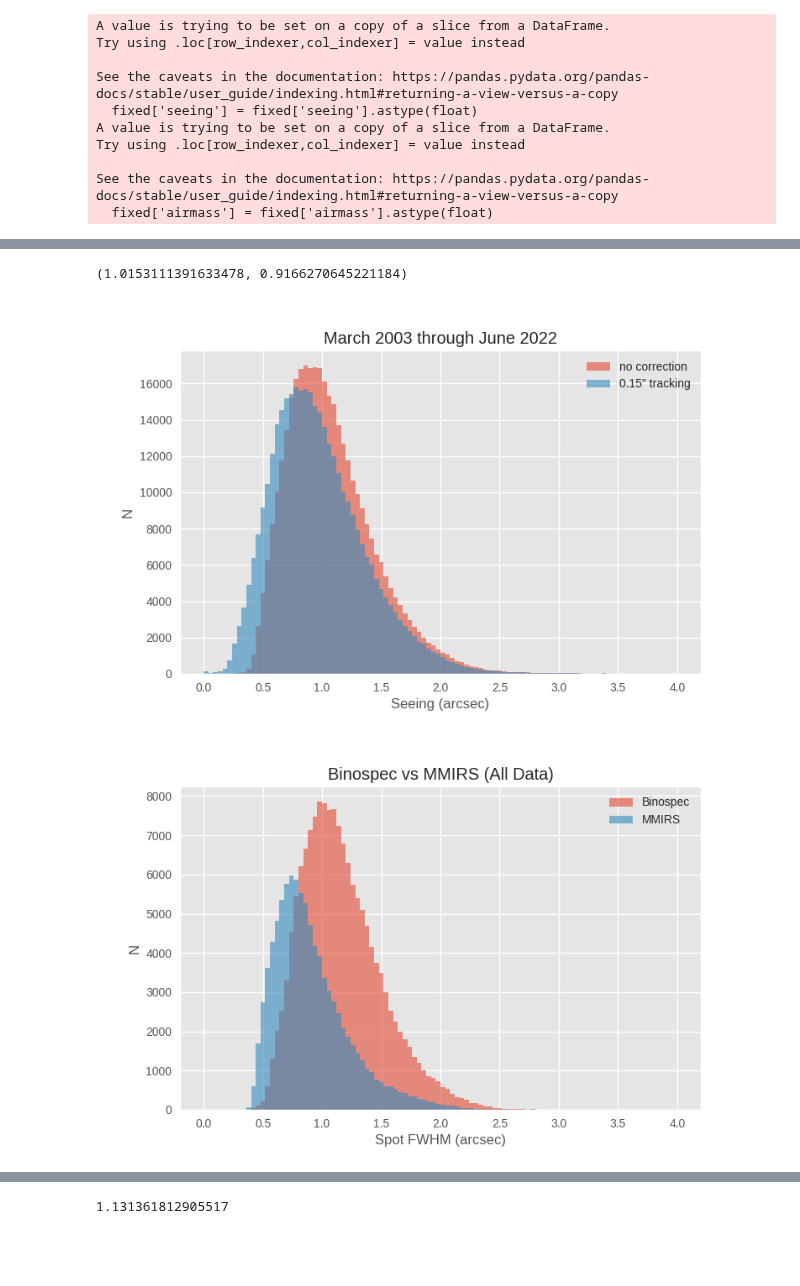
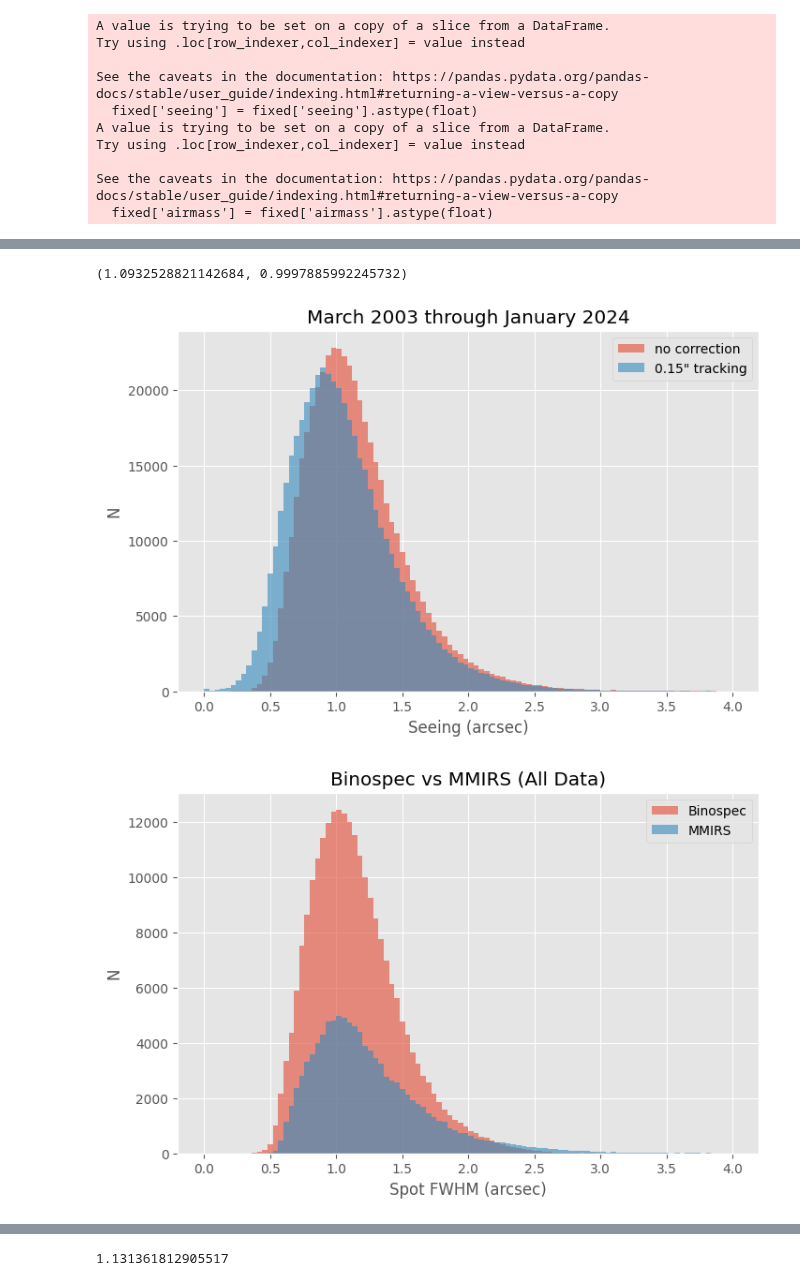
Before and after one commit to MMTObservatory/seeing_analysis, a Jupyter notebook: all_seeing.ipynb, the cells around one changed output, grey strips where cells are left out. Cells and saved outputs as stored; diff of their text form; code cells hidden in the pictures; blank space fills up the shorter version.

Commit message:
update global seeing analysis to include data thru jan 2024; assorted fixes and cleanups in the process

```diff
--- a/all_seeing.ipynb
+++ b/all_seeing.ipynb
@@ -15,19 +15,19 @@ import astropy.units as u
 from astropy.io import fits
 
 import matplotlib
-#matplotlib.use('nbagg')
 import matplotlib.colors as mcolors
 
 from matplotlib import style
-style.use("seaborn")
 style.use('ggplot')
 import matplotlib.pyplot as plt
 
 from mmtwfs.wfs import WFSFactory
 
+from minicyclop.io import read_seeing_data
+
 %load_ext autoreload
 %autoreload 2
-%matplotlib widget
+#%matplotlib widget
 
 SMALLER_SIZE = 14
 SMALL_SIZE = 16
@@ -57,7 +61,7 @@ plt.close('all')
 # %%
-rootdir = Path("/mnt/f/wfsdat")
+rootdir = Path("./data")
 # use find to make this csv list
-with open(rootdir / "reanalyze_csvs_all.txt") as f:
+with open(rootdir / "all.txt") as f:
     csvs = f.readlines()
 
 # loop through the csv files and read them with pandas
@@ -100,10 +104,6 @@ fixed = fixed[fixed['seeing'] > 0.2]
 fixed = fixed[fixed['seeing'] < 4.]
 fixed = fixed[np.isfinite(fixed['airmass'])]
 fixed = fixed[fixed['exptime'] >= 5.]
-#fixed = fixed[fixed['time'] < "2020-12-31"]
-
-tracking_fwhm = stats.gaussian_sigma_to_fwhm * 0.15
-fixed['seeing_corr'] = np.sqrt(fixed['seeing']**2 - tracking_fwhm**2)
 # %% [output]
 A value is trying to be set on a copy of a slice from a DataFrame.
 Try using .loc[row_indexer,col_indexer] = value instead
@@ -205,24 +205,24 @@ fixed = fixed.set_index(pd.DatetimeIndex(fixed['time'], name='ut'))
 # %%
 fixed['seeing'].median(), fixed['seeing_corr'].median()
 # %% [output]
-(1.0153111391633478, 0.9166270645221184)
+(1.0932528821142684, 0.9997885992245732)
 # %%
 # make raw histogram of the zenith-corrected seeing column
 #fixed.hist(column='seeing', bins=100, range=(0.0, 4.0), alpha=0.6)
 with plt.style.context('ggplot'):
     fig = plt.figure(figsize=(8, 5))
     plt.hist(fixed['seeing'], bins=100, range=(0.0, 4.), alpha=0.6, label="no correction")
     plt.hist(fixed['seeing_corr'], bins=100, range=(0.0, 4.), alpha=0.6, label="0.15\" tracking")
     #plt.hist(fixed['seeing_corr20'], bins=100, range=(0.0, 4.), alpha=0.6, label="0.2\" tracking")
     #plt.hist(fixed['seeing_rawspot'], bins=100, range=(0.0, 4.), alpha=0.6, label="Spot FWHM")
     #plt.hist(fixed['seeing_spotfwhm'], bins=100, range=(0.0, 4.), alpha=0.6, label="Spot FWHM, 0.15\" tracking")
     plt.legend()
-    plt.title("March 2003 through June 2022")
+    plt.title("March 2003 through January 2024")
     plt.xlabel("Seeing (arcsec)")
     plt.ylabel("N")
 plt.show()
 # %% [output]
-[figure, old version]
+[figure, new version]
 # %%
 with plt.style.context('ggplot'):
     fig = plt.figure(figsize=(8, 5))
@@ -235,7 +235,7 @@ with plt.style.context('ggplot'):
 plt.savefig("bino_vs_mmirs.pdf")
 plt.show()
 # %% [output]
-[figure, old version]
+[figure, new version]
 # %%
 with plt.style.context('ggplot'):
     fig = plt.figure(figsize=(8, 5))
```
Also changed, not shown: parts of 31 cells of this notebook, 21 other files.
